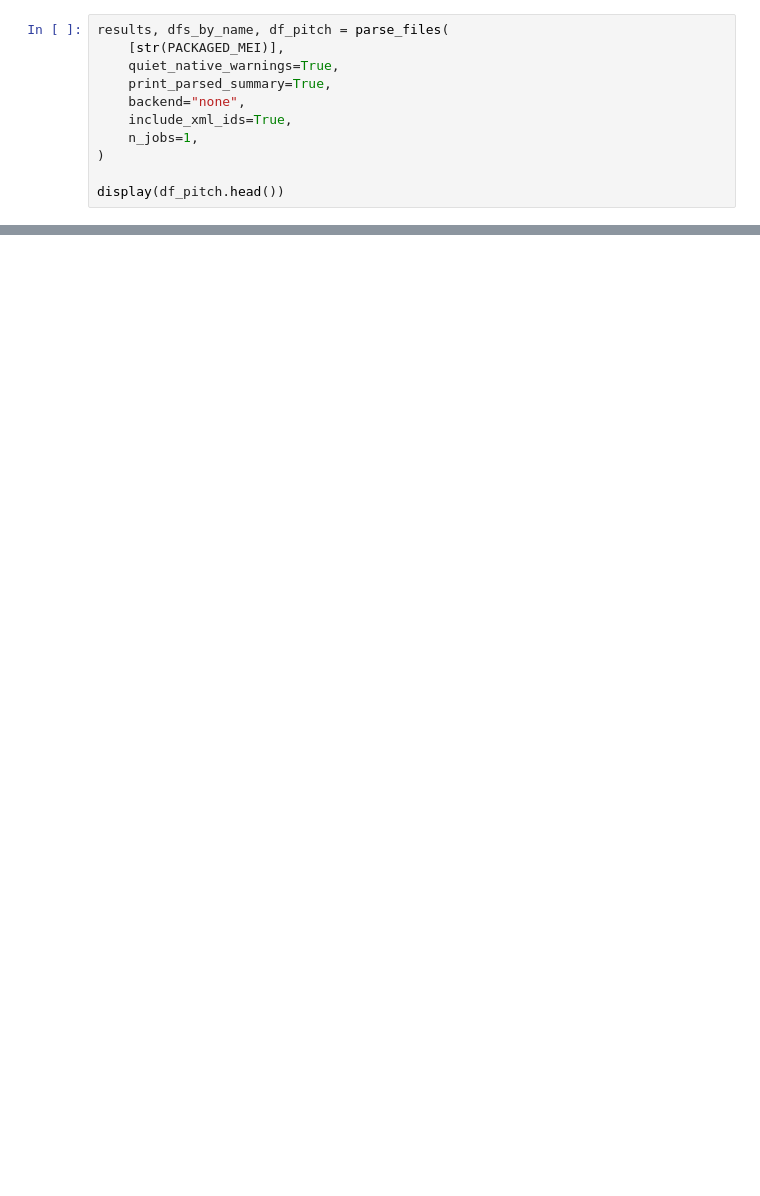
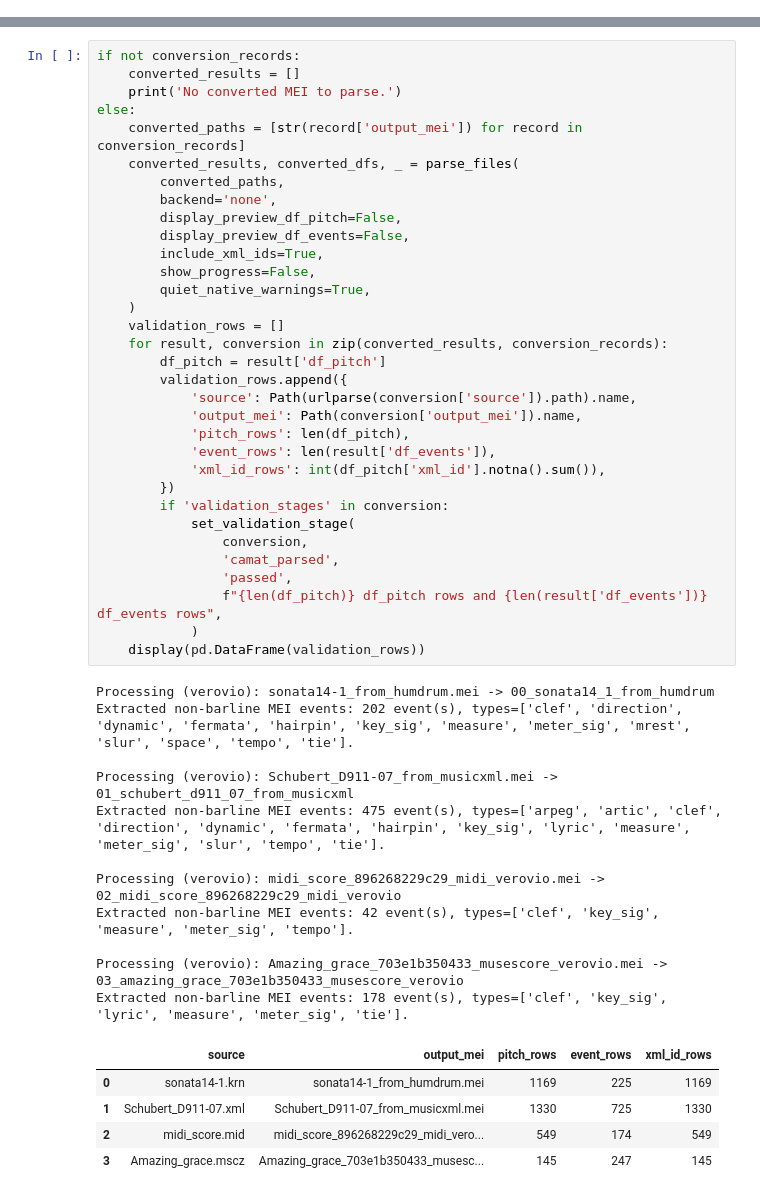
Before and after one commit to egorpol/camat_v2, a Jupyter notebook: notebooks/camat_formats.ipynb, the cells around one changed output, grey strips where cells are left out. Drawn from its saved outputs; the diff is of its cells as text; blank space fills up the shorter version.

```diff
--- a/notebooks/camat_formats.ipynb
+++ b/notebooks/camat_formats.ipynb
@@ -60,11 +58,0 @@ If the source is common-notation MEI, skip conversion. `parse_files(...)` defaul
-# %%
-results, dfs_by_name, df_pitch = parse_files(
-    [str(PACKAGED_MEI)],
-    quiet_native_warnings=True,
-    print_parsed_summary=True,
-    backend="none",
-    include_xml_ids=True,
-    n_jobs=1,
-)
-
-display(df_pitch.head())
@@ -417,0 +251,50 @@ Extracted non-barline MEI events: 4 event(s), types=['clef', 'measure', 'meter_s
+# %%
+if not conversion_records:
+    converted_results = []
+    print('No converted MEI to parse.')
+else:
+    converted_paths = [str(record['output_mei']) for record in conversion_records]
+    converted_results, converted_dfs, _ = parse_files(
+        converted_paths,
+        backend='none',
+        display_preview_df_pitch=False,
+        display_preview_df_events=False,
+        include_xml_ids=True,
+        show_progress=False,
+        quiet_native_warnings=True,
+    )
+    validation_rows = []
+    for result, conversion in zip(converted_results, conversion_records):
+        df_pitch = result['df_pitch']
+        validation_rows.append({
+            'source': Path(urlparse(conversion['source']).path).name,
+            'output_mei': Path(conversion['output_mei']).name,
+            'pitch_rows': len(df_pitch),
+            'event_rows': len(result['df_events']),
+            'xml_id_rows': int(df_pitch['xml_id'].notna().sum()),
+        })
+        if 'validation_stages' in conversion:
+            set_validation_stage(
+                conversion,
+                'camat_parsed',
+                'passed',
+                f"{len(df_pitch)} df_pitch rows and {len(result['df_events'])} df_events rows",
+            )
+    display(pd.DataFrame(validation_rows))
+# %% [output]
+Processing (verovio): sonata14-1_from_humdrum.mei -> 00_sonata14_1_from_humdrum
+Extracted non-barline MEI events: 202 event(s), types=['clef', 'direction', 'dynamic', 'fermata', 'hairpin', 'key_sig', 'measure', 'meter_sig', 'mrest', 'slur', 'space', 'tempo', 'tie'].
+
+Processing (verovio): Schubert_D911-07_from_musicxml.mei -> 01_schubert_d911_07_from_musicxml
+Extracted non-barline MEI events: 475 event(s), types=['arpeg', 'artic', 'clef', 'direction', 'dynamic', 'fermata', 'hairpin', 'key_sig', 'lyric', 'measure', 'meter_sig', 'slur', 'tempo', 'tie'].
+
+Processing (verovio): midi_score_896268229c29_midi_verovio.mei -> 02_midi_score_896268229c29_midi_verovio
+Extracted non-barline MEI events: 42 event(s), types=['clef', 'key_sig', 'measure', 'meter_sig', 'tempo'].
+
+Processing (verovio): Amazing_grace_703e1b350433_musescore_verovio.mei -> 03_amazing_grace_703e1b350433_musescore_verovio
+Extracted non-barline MEI events: 178 event(s), types=['clef', 'key_sig', 'lyric', 'measure', 'meter_sig', 'tie'].
+|  | source | output_mei | pitch_rows | event_rows | xml_id_rows |
+| 0 | sonata14-1.krn | sonata14-1_from_humdrum.mei | 1169 | 225 | 1169 |
+| 1 | Schubert_D911-07.xml | Schubert_D911-07_from_musicxml.mei | 1330 | 725 | 1330 |
+| 2 | midi_score.mid | midi_score_896268229c29_midi_vero... | 549 | 174 | 549 |
+| 3 | Amazing_grace.mscz | Amazing_grace_703e1b350433_musesc... | 145 | 247 | 145 |
```
Also changed, not shown: parts of 27 cells of this notebook, 59 other files.
